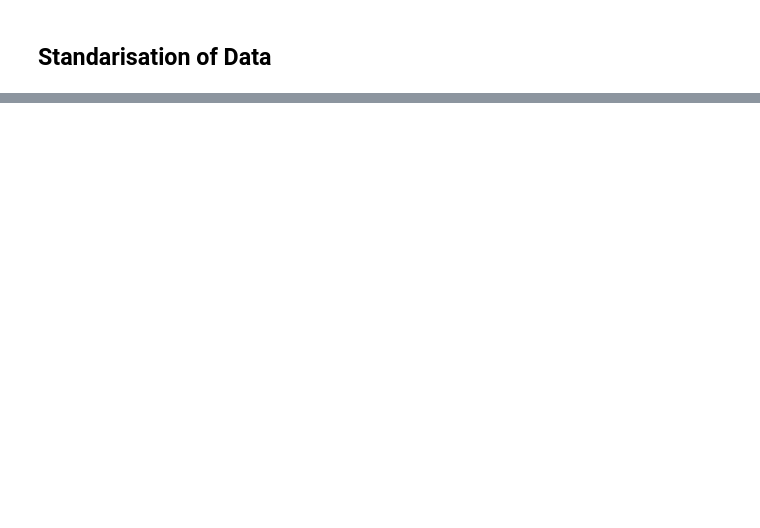
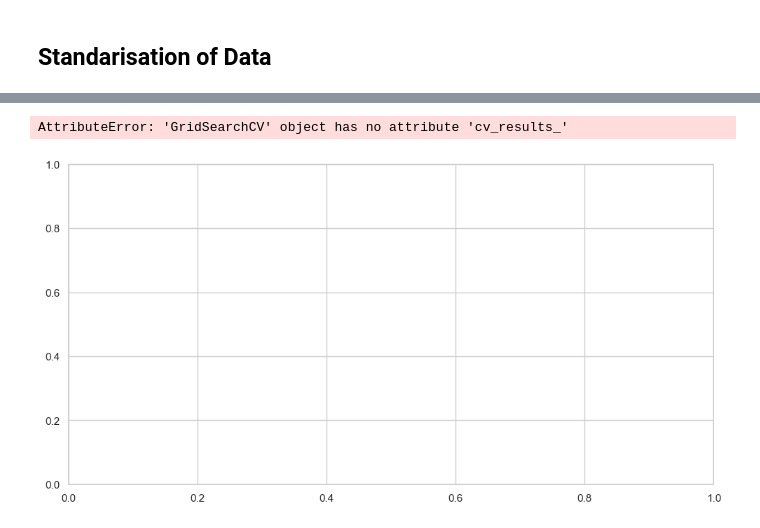
Before and after one commit to CourtneySara/DPrep_HDip_CA1, a Jupyter notebook: Courtney_DPrepHDip_CA1.ipynb, the cells around one changed output, grey strips where cells are left out. Drawn from its saved outputs; the diff is of its cells as text; code cells hidden in the pictures; blank space fills up the shorter version.

```diff
--- a/Courtney_DPrepHDip_CA1.ipynb
+++ b/Courtney_DPrepHDip_CA1.ipynb
@@ -245,0 +259,10 @@ X_scaled = std_scaler.transform(x)
+# %%
+from sklearn.metrics import make_scorer
+from sklearn.metrics import confusion_matrix
+
+def my_scorer(y_true,y_pred):
+    tn, fp, fn, tp = confusion_matrix(y_true, y_pred).ravel()
+    cost = 10*fp+500*fn
+    return cost
+
+my_func = make_scorer(my_scorer, greater_is_better=False)
@@ -245,0 +271,21 @@ X_scaled = std_scaler.transform(x)
+# %%
+clf = SVC(probability = False, class_weight="balanced", gamma="auto")
+pca = PCA()
+
+pipe = Pipeline(steps=[("pca",pca), ("clf",clf)])
+
+param_grid = {
+    'pca__n_components': range(10,20),
+    'clf__C': np.arange(0.2,0.5,0.05),
+}
+
+search = GridSearchCV(pipe, param_grid,
+                      cv=3,
+                      return_train_score=False,
+                      scoring=my_func,
+                      n_jobs=-1,
+                      verbose=1)
+search.fit(X_scaled, np.ravel(y))
+
+print("Best parameters (CV score: {:0.3f}):".format(search.best_score_))
+print(search.best_params_)
@@ -245,0 +307,17 @@ X_scaled = std_scaler.transform(x)
+# %%
+fig, ax1 = plt.subplots(nrows=1, sharex=True, figsize=(12, 6))
+
+results = pd.DataFrame(search.cv_results_)
+components_col = 'param_pca__n_components'
+best_clfs = results.groupby(components_col).apply(lambda g: g.nlargest(1, 'mean_test_score'))
+
+best_clfs.plot(x=components_col, y='mean_test_score', yerr='std_test_score',legend=False, ax=ax1)
+
+ax1.set_ylabel('Classification accuracy (val)')
+ax1.set_xlabel('n_components')
+
+plt.tight_layout()
+plt.show()
+# %% [output]
+AttributeError: 'GridSearchCV' object has no attribute 'cv_results_'
+[figure, added]
```
Also changed, not shown: parts of 20 cells of this notebook.
